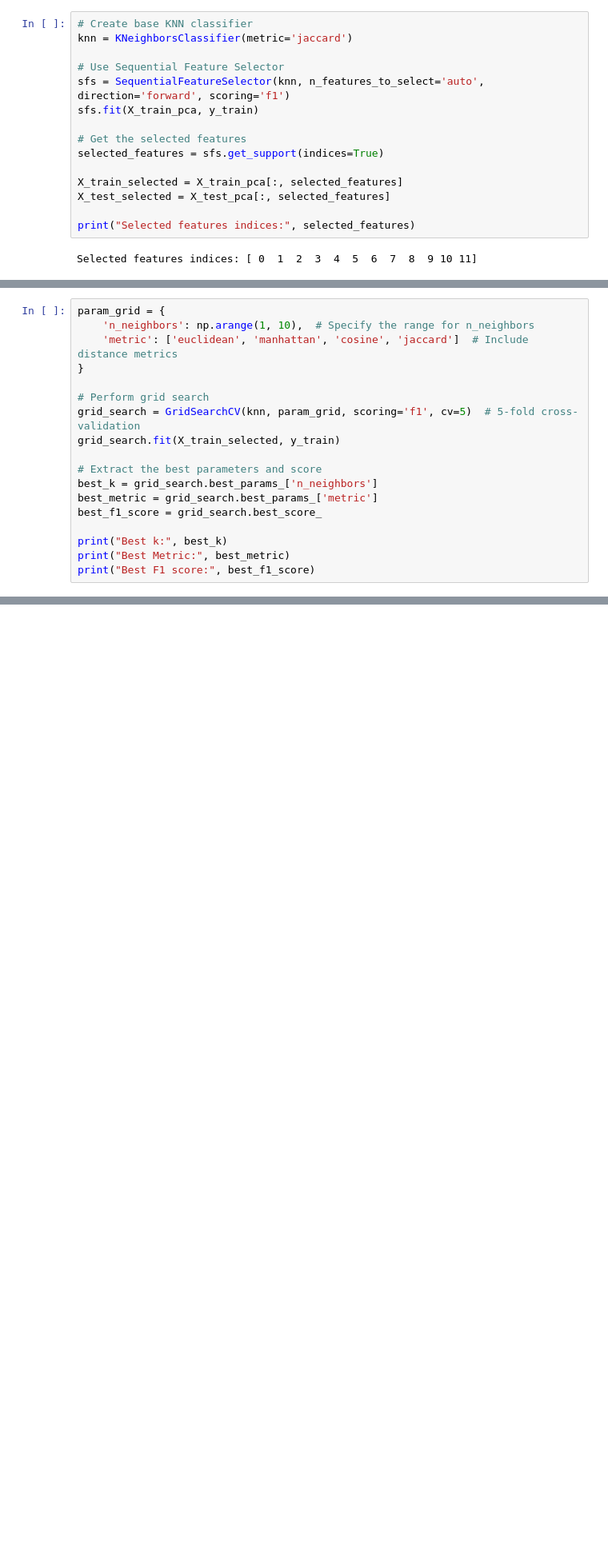
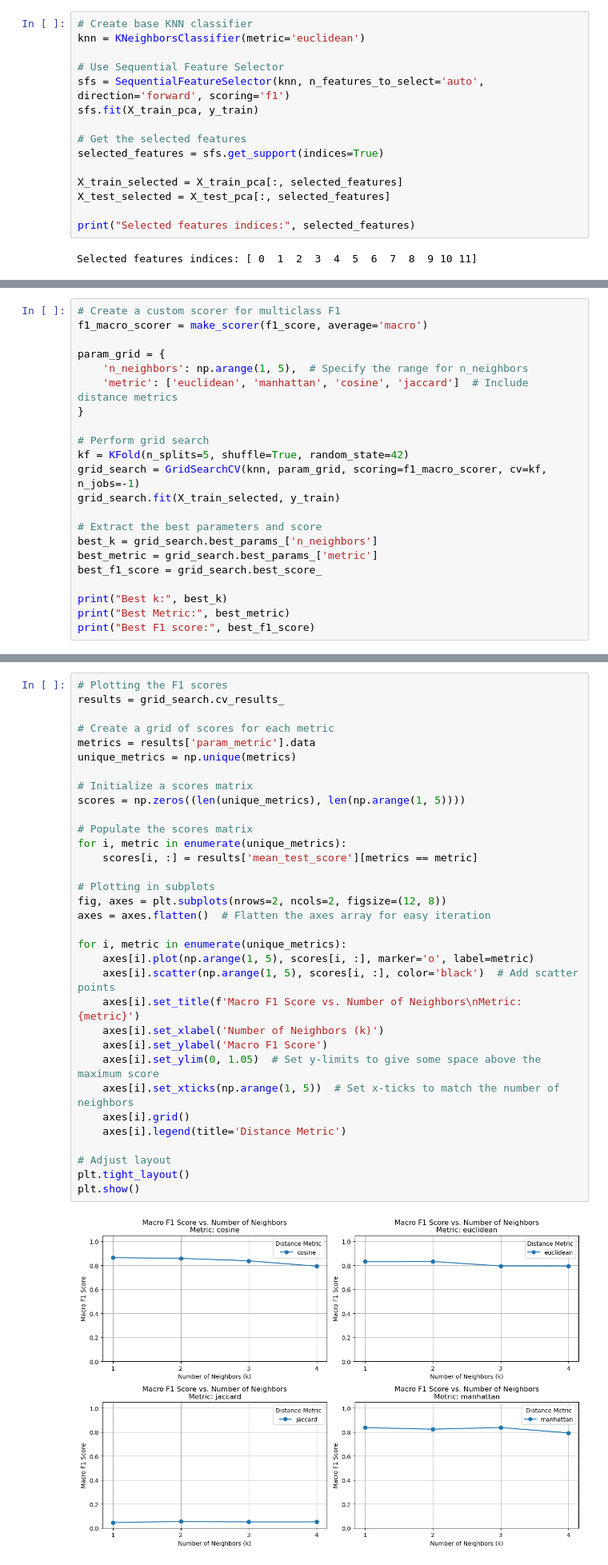
Before and after one commit to Artyom-kurguzkin/ML-ludemes-predictions, a Jupyter notebook: ludemes-gameData-predict.ipynb, the cells around one changed output, grey strips where cells are left out. Shown at 80% size. Saved outputs shown, nothing was run; the diff lists cells and outputs as text; blank space fills up the shorter version.

```diff
--- a/ludemes-gameData-predict.ipynb
+++ b/ludemes-gameData-predict.ipynb
@@ -486,7 +485,7 @@ Use SequentialFeatureSelector to find optimum number of features to use. optimis
 ### Best features to use
 # %%
 # Create base KNN classifier
-knn = KNeighborsClassifier(metric='jaccard')
+knn = KNeighborsClassifier(metric='euclidean')
 
 # Use Sequential Feature Selector
 sfs = SequentialFeatureSelector(knn, n_features_to_select='auto', direction='forward', scoring='f1')
@@ -506,11 +523,15 @@ Selected features indices: [ 0  1  2  3  4  5  6  7  8  9 10 11]
 # %%
+# Create a custom scorer for multiclass F1
+f1_macro_scorer = make_scorer(f1_score, average='macro')
+
 param_grid = {
-    'n_neighbors': np.arange(1, 10),  # Specify the range for n_neighbors
+    'n_neighbors': np.arange(1, 5),  # Specify the range for n_neighbors
     'metric': ['euclidean', 'manhattan', 'cosine', 'jaccard']  # Include distance metrics
 }
 
 # Perform grid search
-grid_search = GridSearchCV(knn, param_grid, scoring='f1', cv=5)  # 5-fold cross-validation
+kf = KFold(n_splits=5, shuffle=True, random_state=42)
+grid_search = GridSearchCV(knn, param_grid, scoring=f1_macro_scorer, cv=kf, n_jobs=-1)
 grid_search.fit(X_train_selected, y_train)
 
 # Extract the best parameters and score
@@ -528,3 +549,38 @@ Best F1 score: nan
+# %%
+# Plotting the F1 scores
+results = grid_search.cv_results_
+
+# Create a grid of scores for each metric
+metrics = results['param_metric'].data
+unique_metrics = np.unique(metrics)
+
+# Initialize a scores matrix
+scores = np.zeros((len(unique_metrics), len(np.arange(1, 5))))
+
+# Populate the scores matrix
+for i, metric in enumerate(unique_metrics):
+    scores[i, :] = results['mean_test_score'][metrics == metric]
+
+# Plotting in subplots
+fig, axes = plt.subplots(nrows=2, ncols=2, figsize=(12, 8))
+axes = axes.flatten()  # Flatten the axes array for easy iteration
+
+for i, metric in enumerate(unique_metrics):
+    axes[i].plot(np.arange(1, 5), scores[i, :], marker='o', label=metric)
+    axes[i].scatter(np.arange(1, 5), scores[i, :], color='black')  # Add scatter points
+    axes[i].set_title(f'Macro F1 Score vs. Number of Neighbors\nMetric: {metric}')
+    axes[i].set_xlabel('Number of Neighbors (k)')
+    axes[i].set_ylabel('Macro F1 Score')
+    axes[i].set_ylim(0, 1.05)  # Set y-limits to give some space above the maximum score
+    axes[i].set_xticks(np.arange(1, 5))  # Set x-ticks to match the number of neighbors
+    axes[i].grid()
+    axes[i].legend(title='Distance Metric')
+
+# Adjust layout
+plt.tight_layout()
+plt.show()
+# %% [output]
+[figure, added]
 # %% [markdown]
 ### Training and testing
 # %%
```
Also changed, not shown: parts of 9 cells of this notebook.
